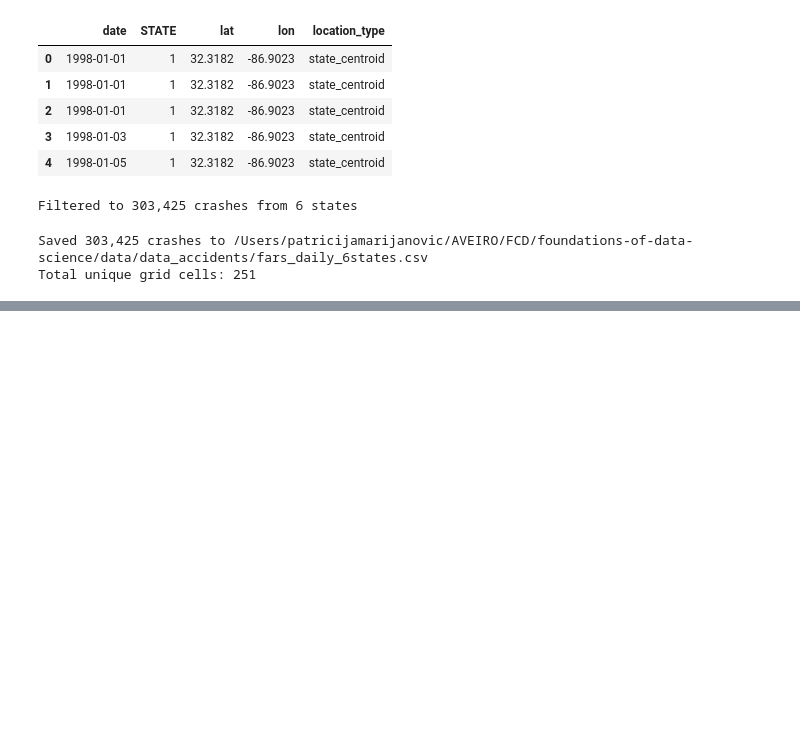
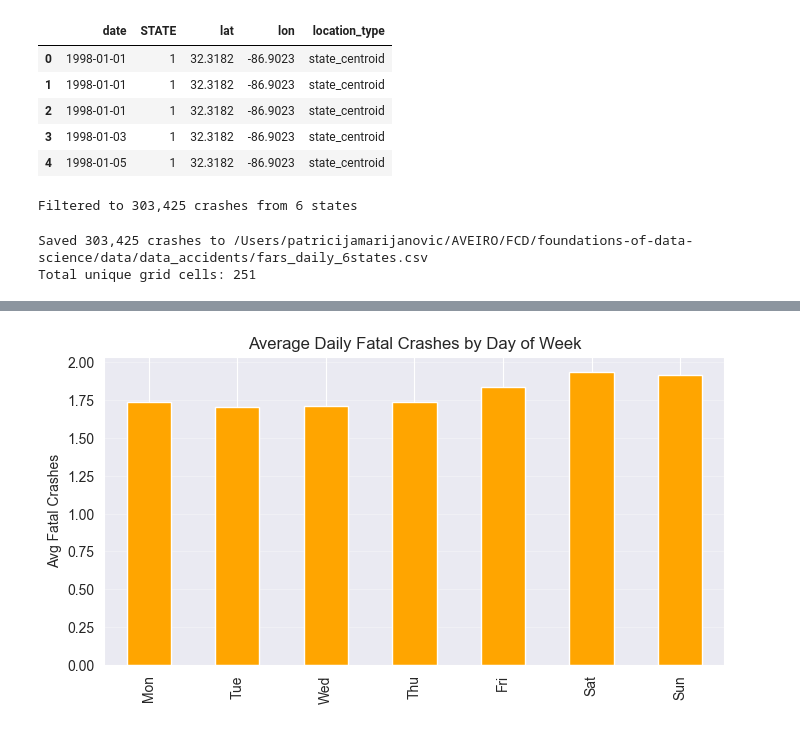
Before and after one commit to patricija-marijanovic/foundations-of-data-science, a Jupyter notebook: notebooks/data_modeling2.ipynb, the cells around one changed output, grey strips where cells are left out. Drawn from its saved outputs; the diff is of its cells as text; code cells hidden in the pictures; blank space fills up the shorter version.

```diff
--- a/notebooks/data_modeling2.ipynb
+++ b/notebooks/data_modeling2.ipynb
@@ -334,0 +441,12 @@ KeyboardInterrupt:
+# %%
+dow = df_daily.groupby('day_of_week')['fatal_crashes'].mean()
+dow.index = ['Mon', 'Tue', 'Wed', 'Thu', 'Fri', 'Sat', 'Sun']
+
+plt.figure(figsize=(8, 4))
+dow.plot(kind='bar', color='orange')
+plt.title('Average Daily Fatal Crashes by Day of Week')
+plt.ylabel('Avg Fatal Crashes')
+plt.grid(axis='y', alpha=0.3)
+plt.show()
+# %% [output]
+[figure, added]
```
Also changed, not shown: parts of 10 cells of this notebook, 3 other files.
